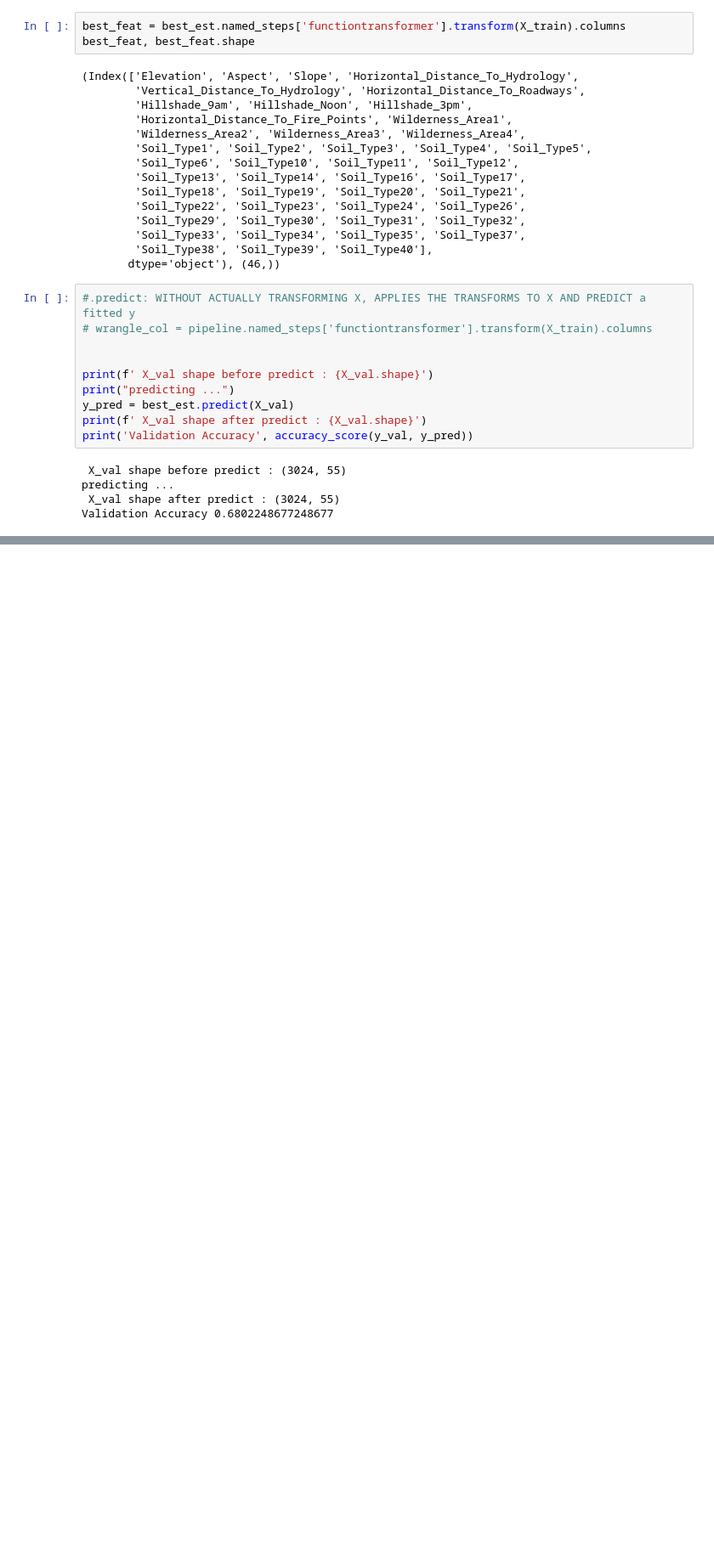
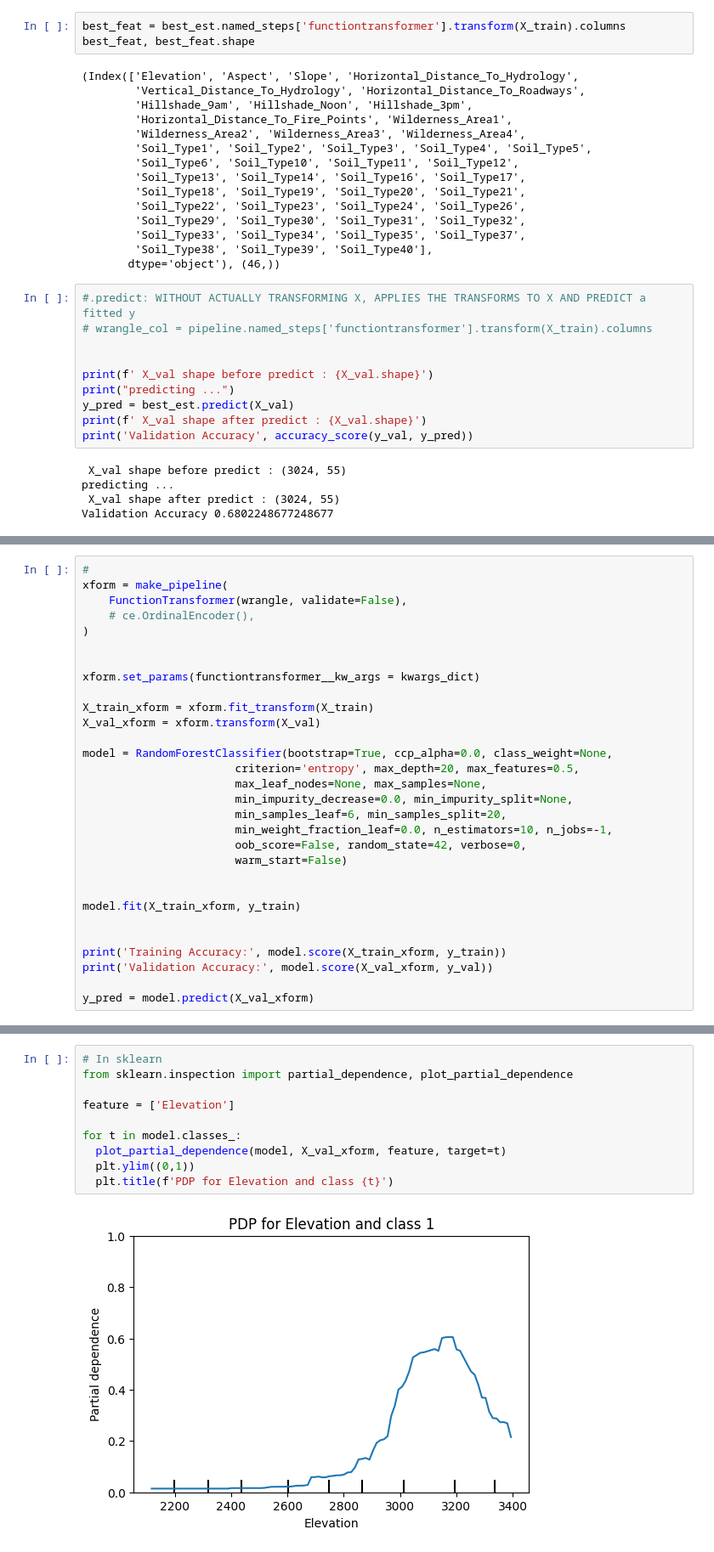
Before and after one commit to skhabiri/DS-Unit-2-Applied-Modeling, a Jupyter notebook: module4-model-interpretation/skhabiri_LS_DS_build2_assignment.ipynb, the cells around one changed output, grey strips where cells are left out. Shown at 85% size. Saved outputs shown, nothing was run; the diff lists cells and outputs as text; blank space fills up the shorter version.

```diff
--- a/module4-model-interpretation/skhabiri_LS_DS_build2_assignment.ipynb
+++ b/module4-model-interpretation/skhabiri_LS_DS_build2_assignment.ipynb
@@ -737,0 +746,30 @@ Validation Accuracy 0.6802248677248677
+# %%
+#
+xform = make_pipeline(
+    FunctionTransformer(wrangle, validate=False),
+    # ce.OrdinalEncoder(),
+)
+
+
+xform.set_params(functiontransformer__kw_args = kwargs_dict)
+
+X_train_xform = xform.fit_transform(X_train)
+X_val_xform = xform.transform(X_val)
+
+model = RandomForestClassifier(bootstrap=True, ccp_alpha=0.0, class_weight=None,
+                       criterion='entropy', max_depth=20, max_features=0.5,
+                       max_leaf_nodes=None, max_samples=None,
+                       min_impurity_decrease=0.0, min_impurity_split=None,
+                       min_samples_leaf=6, min_samples_split=20,
+                       min_weight_fraction_leaf=0.0, n_estimators=10, n_jobs=-1,
+                       oob_score=False, random_state=42, verbose=0,
+                       warm_start=False)
+
+
+model.fit(X_train_xform, y_train)
+
+
+print('Training Accuracy:', model.score(X_train_xform, y_train))
+print('Validation Accuracy:', model.score(X_val_xform, y_val))
+
+y_pred = model.predict(X_val_xform)
@@ -737,0 +783,12 @@ Validation Accuracy 0.6802248677248677
+# %%
+# In sklearn
+from sklearn.inspection import partial_dependence, plot_partial_dependence
+
+feature = ['Elevation']
+
+for t in model.classes_:
+  plot_partial_dependence(model, X_val_xform, feature, target=t)
+  plt.ylim((0,1))
+  plt.title(f'PDP for Elevation and class {t}')
+# %% [output]
+[figure, added]
```
Also changed, not shown: parts of 19 cells of this notebook.
